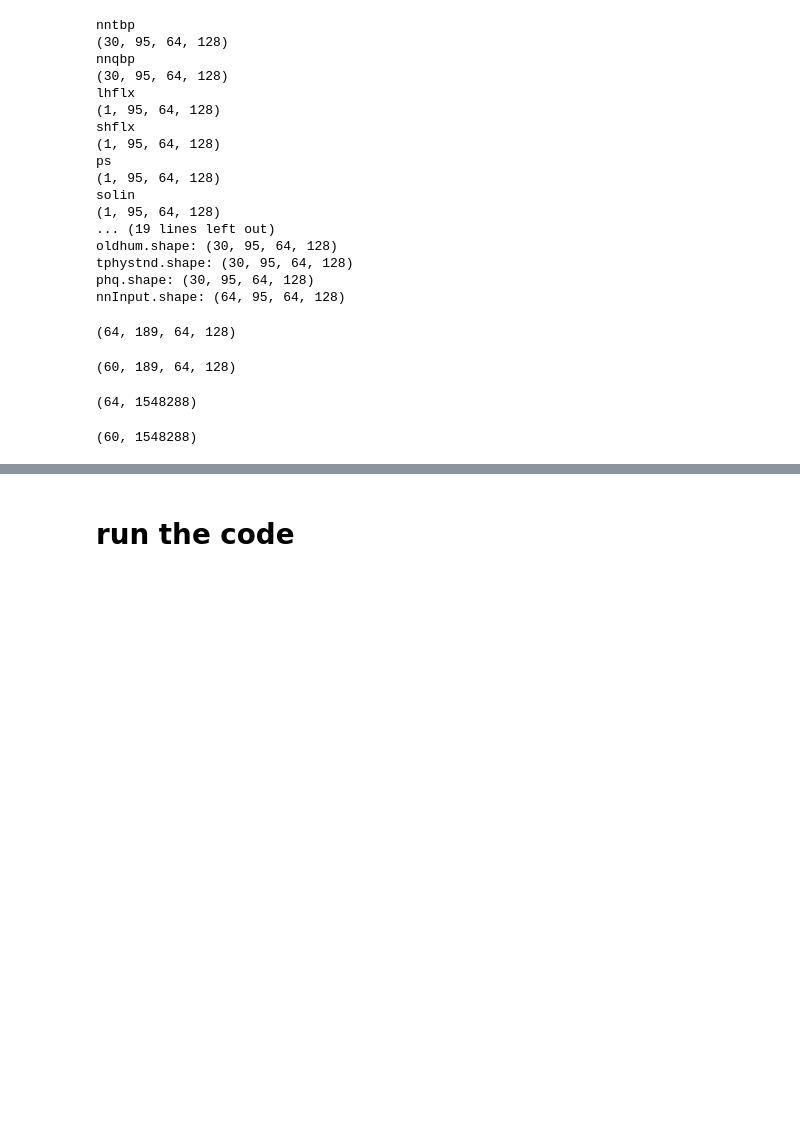
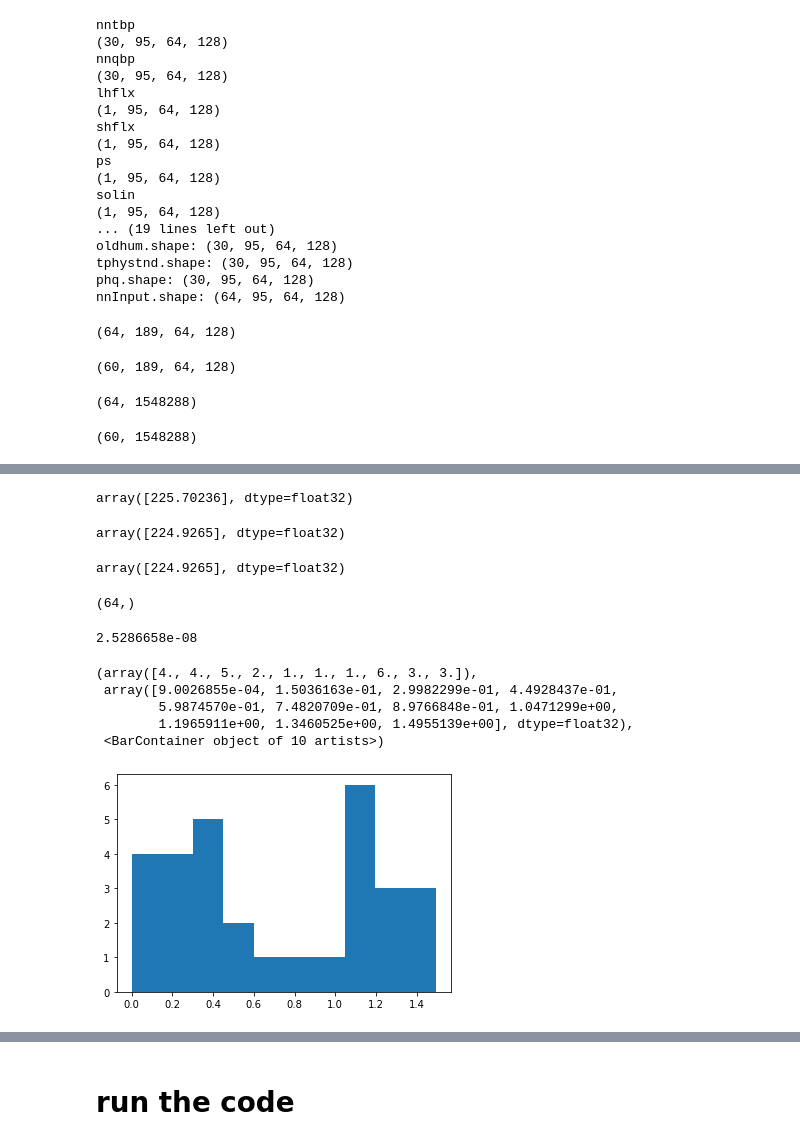
Before and after one commit to SciPritchardLab/ClimScale, a Jupyter notebook: CreateNNInput.ipynb, the cells around one changed output, grey strips where cells are left out. Cells and saved outputs as stored; diff of their text form; code cells hidden in the pictures; blank space fills up the shorter version.

Commit message:
investigating a weird reshape error

```diff
--- a/CreateNNInput.ipynb
+++ b/CreateNNInput.ipynb
@@ -407,0 +495,14 @@ reshaped_target.shape
+# %%
+family = "specific"
+
+nnInput_10, nnTarget_10 = make_nninput(do_month(10), family)
+nnInput_11, nnTarget_11 = make_nninput(do_month(11), family)
+
+unshaped_input = combine_arrays(nnInput_10, nnInput_11)
+unshaped_target = combine_arrays(nnTarget_10, nnTarget_11)
+
+reshaped_input = reshape_input(combine_arrays(nnInput_10, nnInput_11))
+reshaped_target = reshape_target(combine_arrays(nnTarget_10, nnTarget_11))
+
+# assert(np.array_equal(np.mean(case_A, axis = (1,2,3), dtype=np.float64)[:, np.newaxis], \
+#                       np.mean(case_B, axis = 1, dtype=np.float64)[:, np.newaxis]))
@@ -407,0 +546,8 @@ reshaped_target.shape
+# %%
+case_A = unshaped_input
+case_B = unshaped_input.ravel(order = 'F').reshape(64,-1,order = 'F')
+
+case_A_mean = np.mean(case_A, axis = (1,2,3))[:,np.newaxis]
+case_B_mean = np.mean(case_B, axis = 1)[:,np.newaxis]
+
+np.array_equal(case_A_mean, case_B_mean)
@@ -407,0 +650,29 @@ reshaped_target.shape
+# %%
+case_A_mean[0]
+# %% [output]
+array([225.70236], dtype=float32)
+# %%
+case_B_mean[0]
+# %% [output]
+array([224.9265], dtype=float32)
+# %%
+np.mean(case_B, axis = 1)[:,np.newaxis][0]
+# %% [output]
+array([224.9265], dtype=float32)
+# %%
+np.mean(case_B, axis = 1).shape
+# %% [output]
+(64,)
+# %%
+case_B[30:60].flatten().min()
+# %% [output]
+2.5286658e-08
+# %%
+plt.hist(np.abs(case_A_mean[0:30] - case_B_mean[0:30]))
+# %% [output]
+(array([4., 4., 5., 2., 1., 1., 1., 6., 3., 3.]),
+ array([9.0026855e-04, 1.5036163e-01, 2.9982299e-01, 4.4928437e-01,
+        5.9874570e-01, 7.4820709e-01, 8.9766848e-01, 1.0471299e+00,
+        1.1965911e+00, 1.3460525e+00, 1.4955139e+00], dtype=float32),
+ <BarContainer object of 10 artists>)
+[figure, added]
```
Also changed, not shown: parts of 51 cells of this notebook.
